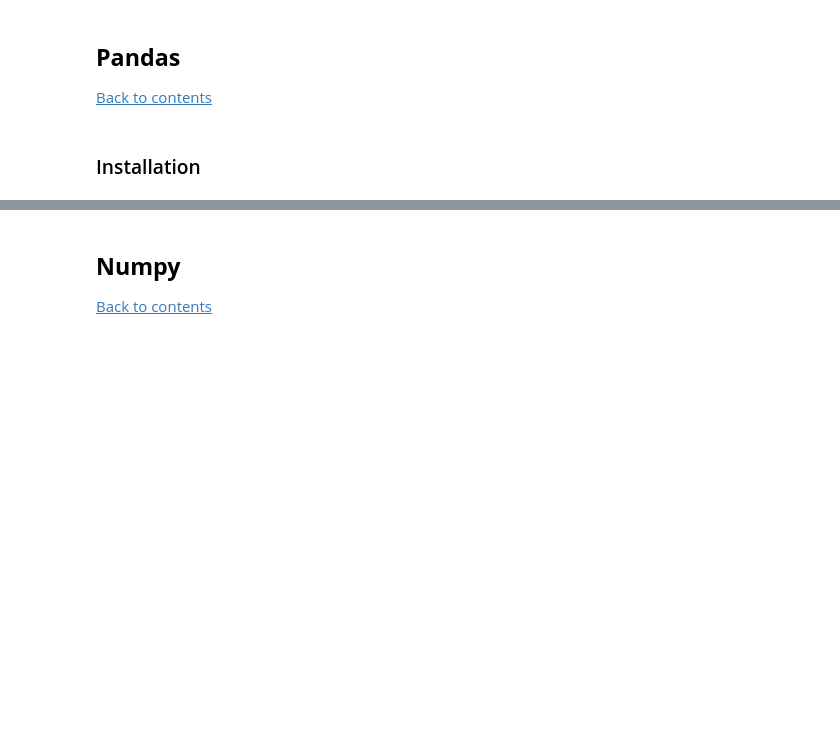
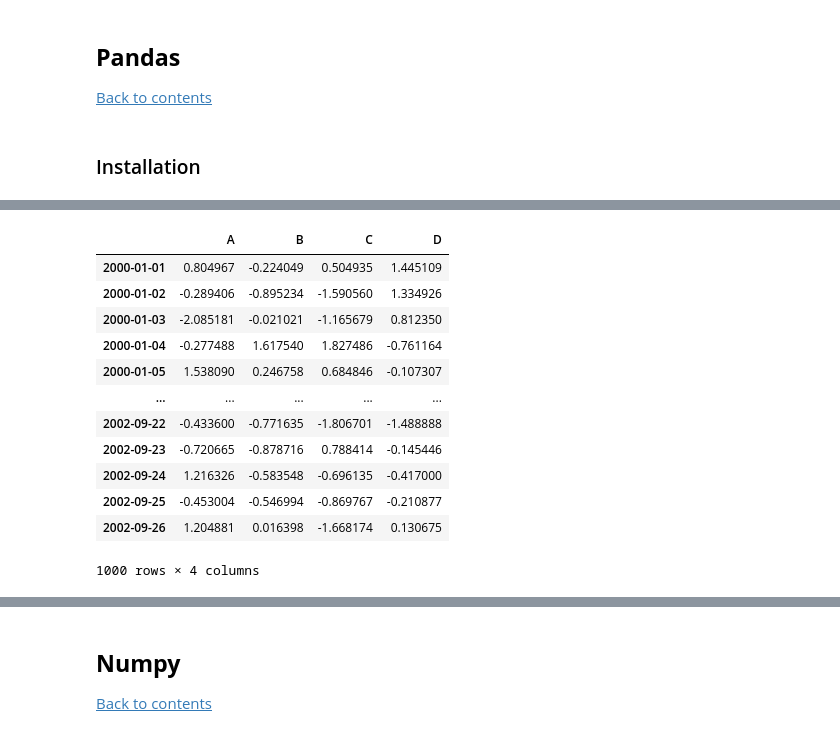
Before and after one commit to ManashJKonwar/Training-Python, a Jupyter notebook: day_4.ipynb, the cells around one changed output, grey strips where cells are left out. Cells and saved outputs as stored; diff of their text form; code cells hidden in the pictures; blank space fills up the shorter version.

```diff
--- a/day_4.ipynb
+++ b/day_4.ipynb
@@ -28,0 +634,20 @@ Refer to the outline of this notebook below to browse through different sections
+# %%
+# Generating a time series dataframe with multiple column labels
+df = pd.DataFrame(
+    np.random.randn(1000, 4), index=ts.index, columns=["A", "B", "C", "D"]
+)
+df
+# %% [output]
+|  | A | B | C | D |
+| 2000-01-01 | 0.804967 | -0.224049 | 0.504935 | 1.445109 |
+| 2000-01-02 | -0.289406 | -0.895234 | -1.590560 | 1.334926 |
+| 2000-01-03 | -2.085181 | -0.021021 | -1.165679 | 0.812350 |
+| 2000-01-04 | -0.277488 | 1.617540 | 1.827486 | -0.761164 |
+| 2000-01-05 | 1.538090 | 0.246758 | 0.684846 | -0.107307 |
+| ... | ... | ... | ... | ... |
+| 2002-09-22 | -0.433600 | -0.771635 | -1.806701 | -1.488888 |
+| 2002-09-23 | -0.720665 | -0.878716 | 0.788414 | -0.145446 |
+| 2002-09-24 | 1.216326 | -0.583548 | -0.696135 | -0.417000 |
+| 2002-09-25 | -0.453004 | -0.546994 | -0.869767 | -0.210877 |
+| 2002-09-26 | 1.204881 | 0.016398 | -1.668174 | 0.130675 |
+1000 rows × 4 columns
```
Also changed, not shown: parts of 65 cells of this notebook.
